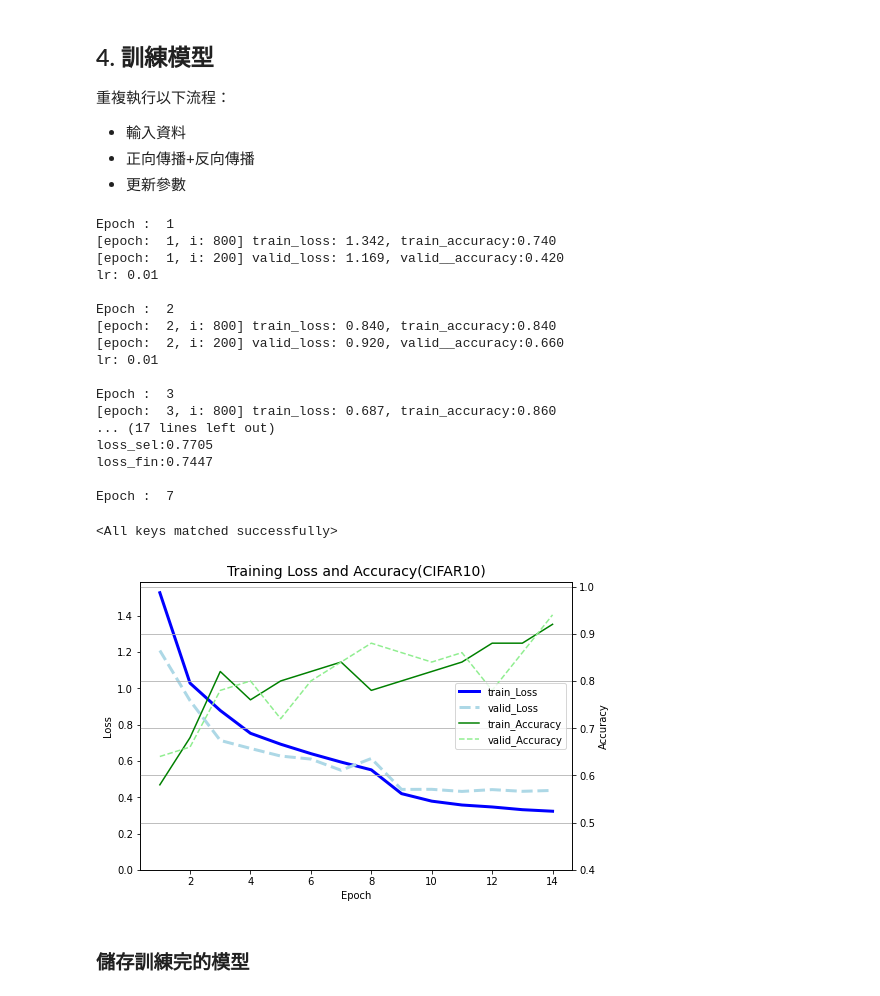
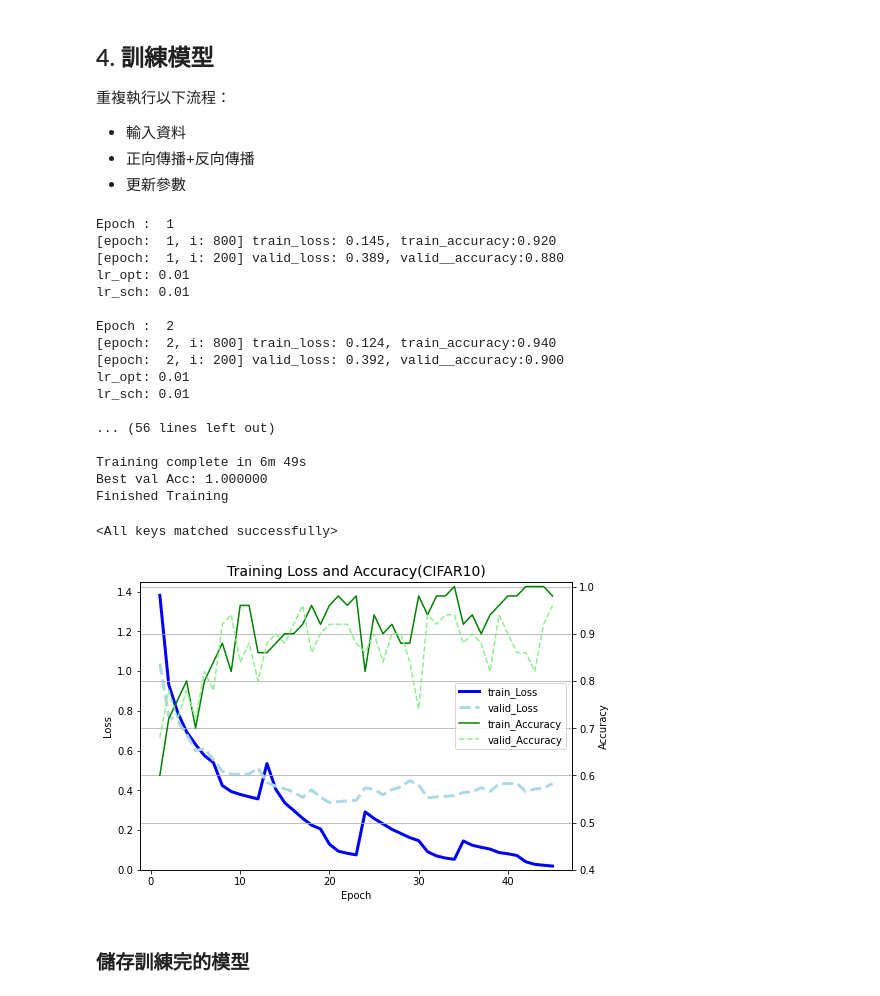
Before and after one commit to YunghuiHsu/pytorch-book, a Jupyter notebook: PRACTICE/Transfer_Learning_ CIFAR-10分類.ipynb, the cells around one changed output. Saved outputs shown, nothing was run; the diff lists cells and outputs as text; code cells hidden in the pictures.

```diff
--- a/PRACTICE/Transfer_Learning_ CIFAR-10分類.ipynb
+++ b/PRACTICE/Transfer_Learning_ CIFAR-10分類.ipynb
@@ -45,14 +43,13 @@ std  = [0.24703234, 0.24348538, 0.2615878]
 
 # 將訓練資料集做各種資料增強
 train_transform = transforms.Compose(
-   [transforms.RandomPerspective(distortion_scale=0.1), #　改變透視扭曲程度
-    transforms.ColorJitter(
-        brightness=0.1, contrast=0.1, saturation=0.1),  #　改變色彩
-    transforms.RandomAffine(
-        0, shear=10, scale=(0.9,1.1)),                  #　變焦、改變剪切角度
+   [transforms.RandomPerspective(distortion_scale=0.0), #　改變透視扭曲程度
+#     transforms.ColorJitter(
+#         brightness=0.1, contrast=0.1, saturation=0.1),  #　改變色彩
+#     transforms.RandomAffine(
+#         0, shear=10, scale=(0.9,1.1)),                  #　變焦、改變剪切角度
     transforms.RandomHorizontalFlip(),
     transforms.RandomRotation(10),
-    transforms.Grayscale(num_output_channels= 3),       # 灰階
     transforms.ToTensor(),
     transforms.Normalize(mean, std)])   # 轉為常態分佈標準化
 
@@ -241,7 +257,6 @@ from torch.optim import lr_scheduler
 
 criterion = nn.CrossEntropyLoss()  # 交叉熵
 optimizer = optim.SGD(model.parameters(), lr = 1e-2 , momentum=0.9, weight_decay=1e-5)
-optimizer
 
 # 依照epoch調整
 # Decay LR by a factor of 0.1 every 7 epochs
@@ -250,10 +265,11 @@ optimizer
 # 依照訓練狀況調整
 lr_scheduler = lr_scheduler.ReduceLROnPlateau(optimizer,mode='min',
     factor=0.1,
-    patience=3,
+    patience=5,
     verbose=True,
     threshold=1e-4,
     threshold_mode='rel',
     cooldown=0,
     min_lr=0,
     eps=1e-08,)
+optimizer
@@ -308,11 +333,12 @@ for epoch in range(1, n_epoch + 1):  # loop over the dataset multiple times
         # update training loss
         train_loss += loss.item()  #如果是仅包含一个元素的tensor，可以使用.item()来得到对应的python数值
 
+        # 計算整體分類正確率
+        accuracy = (torch.argmax(outputs, dim=1) == labels).sum().item() / batch_size
+
 
         # print statistics
         if i % n+1 == n :    # print every n mini-batches
-            # 計算整體分類正確率
-            accuracy = (torch.argmax(outputs, dim=1) == labels).sum().item() / batch_size
             print(f'[epoch:{epoch:3d}, i:{i+1:4d}] train_loss: {train_loss/n:.3f}, train_accuracy:{accuracy:.3f}')
 
             train_Loss_list.append(train_loss / n )
@@ -325,7 +351,7 @@ for epoch in range(1, n_epoch + 1):  # loop over the dataset multiple times
     ######################
     model.eval() # 啟動評估模式
     with torch.no_grad():
-        for i, data in enumerate(valid_loader, 1): # i從1開始計數
+        for i, data in enumerate(valid_loader): # i從1開始計數
             n = len(valid_loader)   #  len(valid_loader)=遍歷一個epoch的次數
 
             # get the inputs 輸入資料
@@ -342,10 +368,11 @@ for epoch in range(1, n_epoch + 1):  # loop over the dataset multiple times
             valid_loss += loss.item()
 
 
+            # 計算整體分類正確率
+            accuracy = (torch.argmax(outputs, dim=1) == labels).sum().item() / batch_size
+
             # print statistics
             if i % n+1 == n :    # print every n mini-batches
-                # 計算整體分類正確率
-                accuracy = (torch.argmax(outputs, dim=1) == labels).sum().item() / batch_size
 
                 print(f'[epoch:{epoch:3d}, i:{i+1:4d}] valid_loss: {valid_loss/n:.3f}, valid__accuracy:{accuracy:.3f}')
 
@@ -363,12 +390,12 @@ for epoch in range(1, n_epoch + 1):  # loop over the dataset multiple times
     # 更新學習速率
     lr_scheduler.step(valid_loss/n)
 #     print('lr:', lr_scheduler.get_lr())
-#     print(lr:',optimizer.param_groups[0]['lr'])
-    print('lr:',lr_scheduler._last_lr[0])
+    print('lr_opt:',optimizer.param_groups[0]['lr'])
+    print('lr_sch:',lr_scheduler._last_lr[0])
 
     # early stopping
     '''檢視最後一個，是否有比前e輪的值來的小 '''
-    if epoch>5:
+    if epoch>10:
         '''e : epoch_step'''
         e = 20 ;  metric= valid_Loss_list
         metric_s = np.min(metric[-e:-1])
@@ -383,66 +410,65 @@ print('\nTraining complete in {:.0f}m {:.0f}s'.format(time_elapsed // 60, time_e
 print('Best val Acc: {:4f}'.format(best_acc))
 
 print('Finished Training')
+
+# load best model weights
+model.load_state_dict(best_model_wts)
+# return model
 # %% [output]
 Epoch :  1
-[epoch:  1, i: 800] train_loss: 1.342, train_accuracy:0.740
-[epoch:  1, i: 200] valid_loss: 1.169, valid__accuracy:0.420
-lr: 0.01
+[epoch:  1, i: 800] train_loss: 0.145, train_accuracy:0.920
+[epoch:  1, i: 200] valid_loss: 0.389, valid__accuracy:0.880
+lr_opt: 0.01
+lr_sch: 0.01
 
 Epoch :  2
-[epoch:  2, i: 800] train_loss: 0.840, train_accuracy:0.840
-[epoch:  2, i: 200] valid_loss: 0.920, valid__accuracy:0.660
-lr: 0.01
+[epoch:  2, i: 800] train_loss: 0.124, train_accuracy:0.940
+[epoch:  2, i: 200] valid_loss: 0.392, valid__accuracy:0.900
+lr_opt: 0.01
+lr_sch: 0.01
 
-Epoch :  3
-[epoch:  3, i: 800] train_loss: 0.687, train_accuracy:0.860
-... (17 lines left out)
-loss_sel:0.7705
-loss_fin:0.7447
+... (56 lines left out)
 
-Epoch :  7
+Training complete in 6m 49s
+Best val Acc: 1.000000
+Finished Training
+<All keys matched successfully>
-# %%
-# load best model weights
-model.load_state_dict(best_model_wts)
-# return model
-# %% [output]
-<All keys matched successfully>
 # %%
 # 作圖
 title_name = 'Training Loss and Accuracy(CIFAR10)'
 
 train_Loss, valid_Loss = train_Loss_list, valid_Loss_list
 train_Accuracy, valid_Accuracy = train_Acc_list, valid_Acc_list
-x = range(1, epoch+1 )
+x = range(1, 45+1 )
 
 # fig = plt.figure()
 # fig, ax1, ax2 = plt.subplots()
 fig = plt.figure()
 ax1 = fig.add_axes([0,0,1,1])
 ax2 = ax1.twinx()
 
 ax1.plot(x, train_Loss, label='train_Loss', color='blue', linewidth=3)
 ax1.plot(x, valid_Loss, label='valid_Loss', color='lightblue', linewidth=3, linestyle='--'  )
 ax2.plot(x, train_Accuracy, label='train_Accuracy', color='green')
 ax2.plot(x, valid_Accuracy, label='valid_Accuracy', color='lightgreen',linestyle='--' )
 ax1.set_xlabel('Epoch')
 ax1.set_ylabel('Loss'),ax1.set_ylim(0, )
 ax2.set_ylabel('Accuracy'),ax2.set_ylim(0.4, 1.01)
 ax2.grid(True)
 plt.title(title_name, {'fontsize':14})
 fig.legend(loc='upper right', bbox_to_anchor=(1.1, 0.8))
 
 fig.show()
 # plt.close()
 
 # 圖片存檔
 import sys,os,time
 if not os.path.isdir('figure'):
            os.mkdir('figure')
 time = time.strftime("%y%m%d_%H%M") # 檔名結尾加入目前時間 return yymmyy_hhtt
 fig.savefig(f'./figure/{title_name}-{time}.png', bbox_inches='tight')
 # %% [output]
-[figure, old version]
+[figure, new version]
 # %% [markdown]
 ### 儲存訓練完的模型
 # %% [markdown]
```
Also changed, not shown: parts of 9 cells of this notebook.
